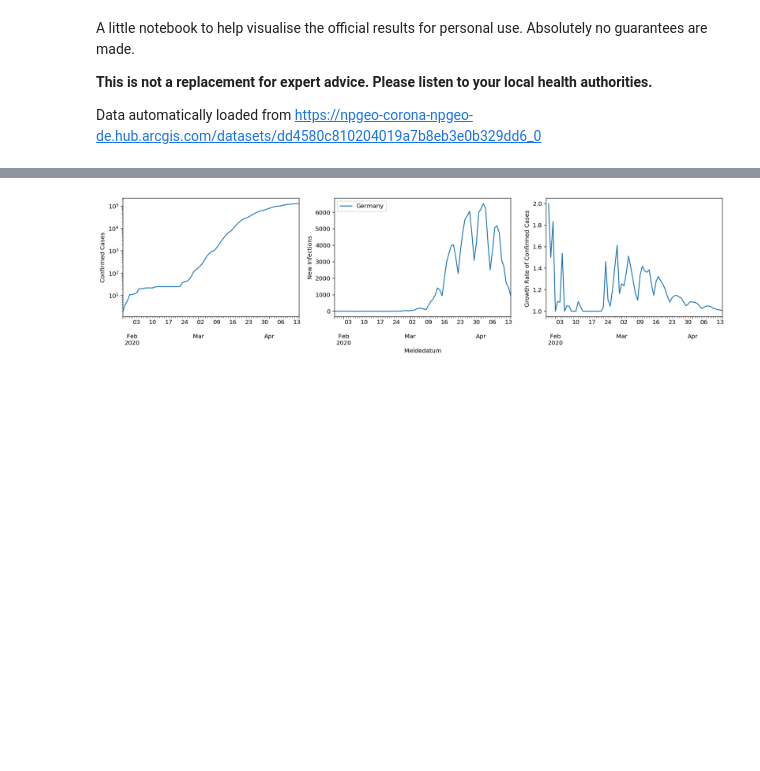
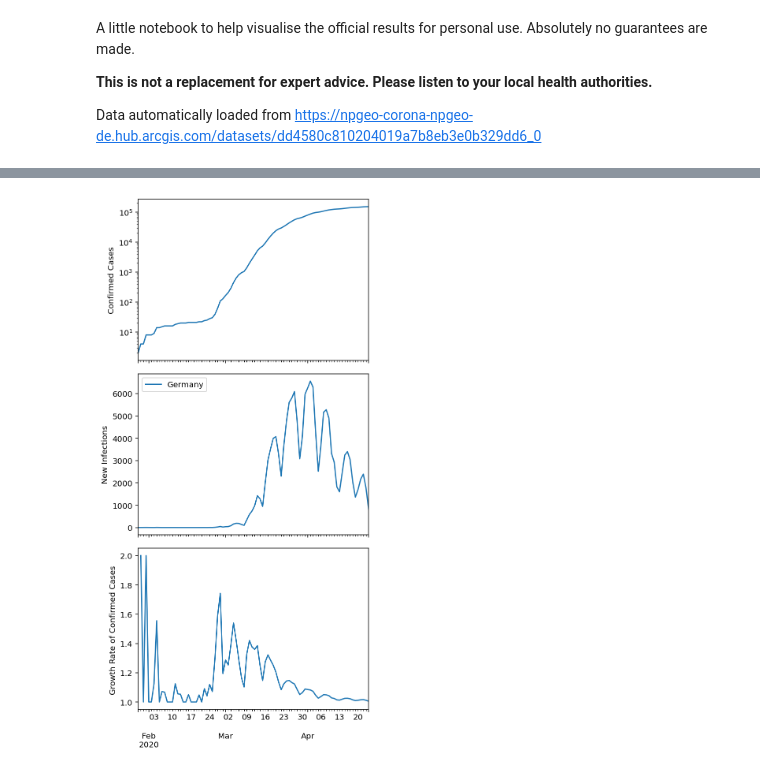
Before and after one commit to felixpatzelt/covid-19, a Jupyter notebook: germany_cases.ipynb, the cells around one changed output, grey strips where cells are left out. Saved outputs shown, nothing was run; the diff lists cells and outputs as text; code cells hidden in the pictures; blank space fills up the shorter version.

```diff
--- a/germany_cases.ipynb
+++ b/germany_cases.ipynb
@@ -61,20 +61,20 @@ Meldedatum
 dtype: float64
 # %%
 plt.close(1)
-fig1, ax1 = plt.subplots(ncols=3, figsize=(15,4), sharex=True, num=1)
+fig1, ax1 = plt.subplots(nrows=3, figsize=(5, 10), sharex=True, num=1)
 
 
 germanyc.plot(ax=ax1[0], logy=True)
 germany.plot(ax=ax1[1])
 (germanyc / germanyc.shift(1)).plot(ax=ax1[2])
 
 ax1[0].set_ylabel('Confirmed Cases')
 ax1[1].set_ylabel('New Infections')
 ax1[2].set_ylabel('Growth Rate of Confirmed Cases ')
 
 ax1[1].legend(['Germany'])
 fig1.tight_layout()
 # %% [output]
-[figure, old version]
+[figure, new version]
 # %%
 plt.close(2)
```
Also changed, not shown: parts of 4 cells of this notebook, 1 other file.
